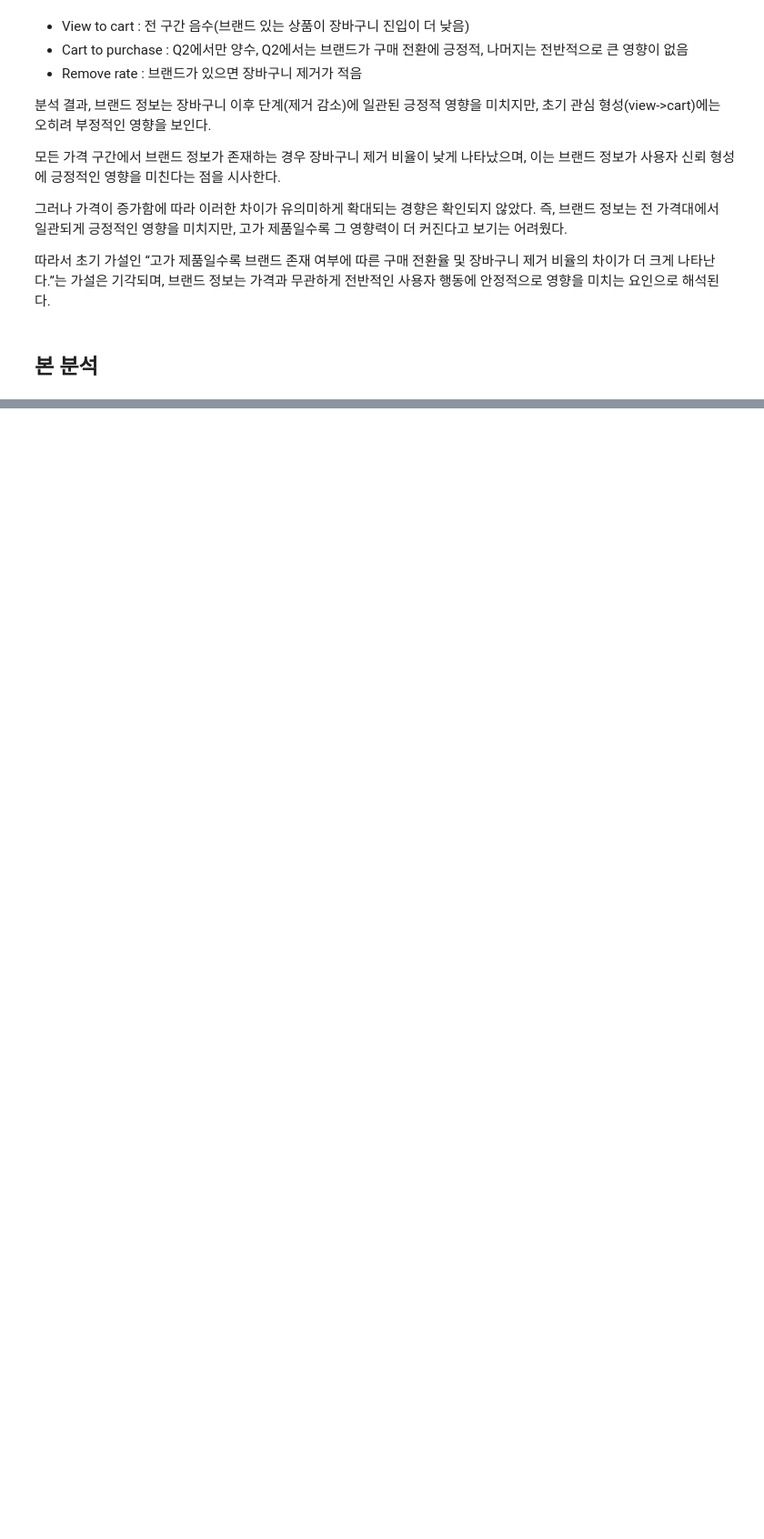
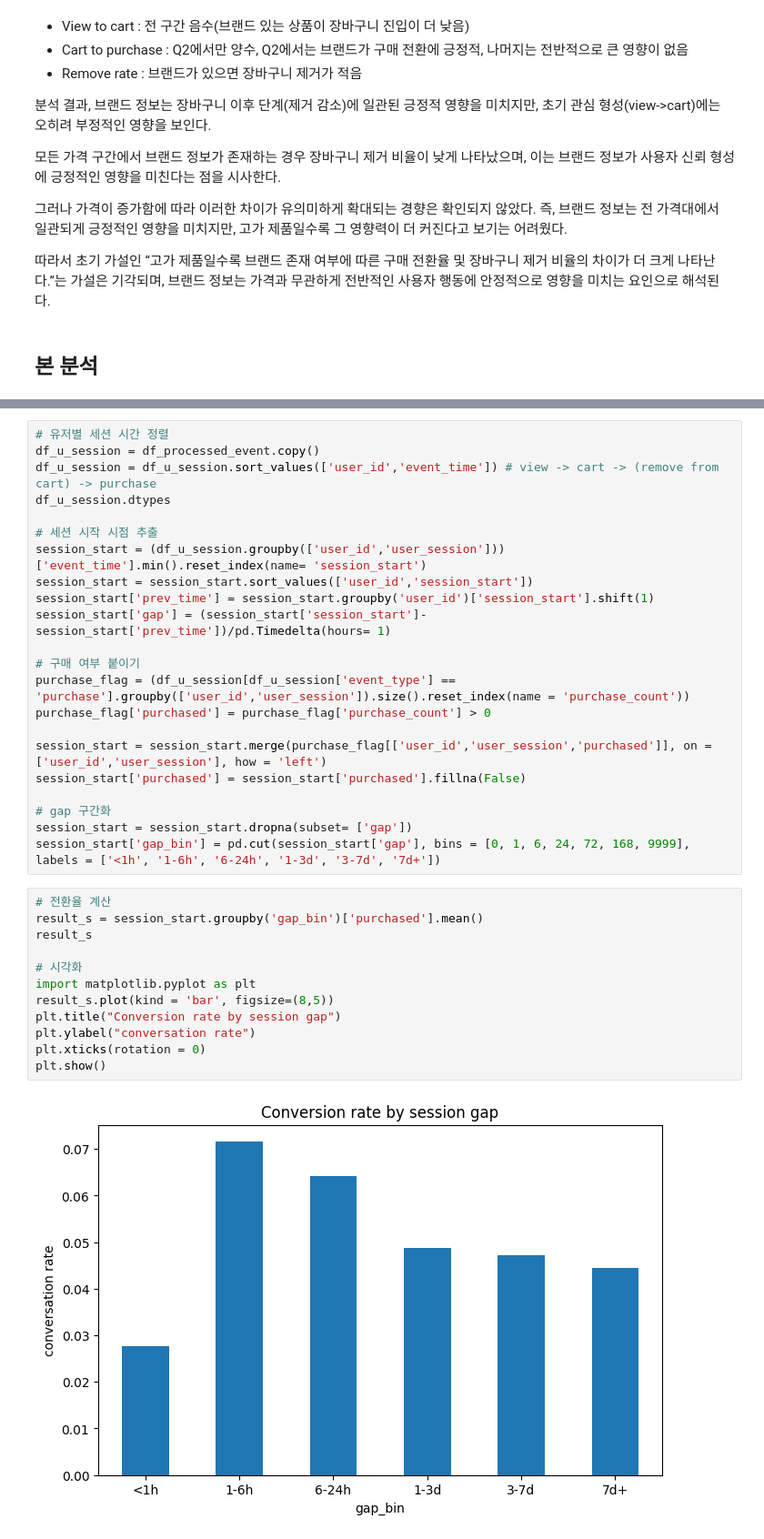
Before and after one commit to minmmmgz/portfolio, a Jupyter notebook: notebooks/01_funnel_analysis.ipynb, the cells around one changed output, grey strips where cells are left out. Shown at 91% size. Cells and saved outputs as stored; diff of their text form; blank space fills up the shorter version.

```diff
--- a/notebooks/01_funnel_analysis.ipynb
+++ b/notebooks/01_funnel_analysis.ipynb
@@ -505,0 +686,36 @@ plt.show()
+# %%
+# 유저별 세션 시간 정렬
+df_u_session = df_processed_event.copy()
+df_u_session = df_u_session.sort_values(['user_id','event_time']) # view -> cart -> (remove from cart) -> purchase
+df_u_session.dtypes
+
+# 세션 시작 시점 추출
+session_start = (df_u_session.groupby(['user_id','user_session']))['event_time'].min().reset_index(name= 'session_start')
+session_start = session_start.sort_values(['user_id','session_start'])
+session_start['prev_time'] = session_start.groupby('user_id')['session_start'].shift(1)
+session_start['gap'] = (session_start['session_start']-session_start['prev_time'])/pd.Timedelta(hours= 1)
+
+# 구매 여부 붙이기
+purchase_flag = (df_u_session[df_u_session['event_type'] == 'purchase'].groupby(['user_id','user_session']).size().reset_index(name = 'purchase_count'))
+purchase_flag['purchased'] = purchase_flag['purchase_count'] > 0
+
+session_start = session_start.merge(purchase_flag[['user_id','user_session','purchased']], on = ['user_id','user_session'], how = 'left')
+session_start['purchased'] = session_start['purchased'].fillna(False)
+
+# gap 구간화
+session_start = session_start.dropna(subset= ['gap'])
+session_start['gap_bin'] = pd.cut(session_start['gap'], bins = [0, 1, 6, 24, 72, 168, 9999], labels = ['<1h', '1-6h', '6-24h', '1-3d', '3-7d', '7d+'])
+# %%
+# 전환율 계산
+result_s = session_start.groupby('gap_bin')['purchased'].mean()
+result_s
+
+# 시각화
+import matplotlib.pyplot as plt
+result_s.plot(kind = 'bar', figsize=(8,5))
+plt.title("Conversion rate by session gap")
+plt.ylabel("conversation rate")
+plt.xticks(rotation = 0)
+plt.show()
+# %% [output]
+[figure, added]
```
Also changed, not shown: parts of 19 cells of this notebook.
